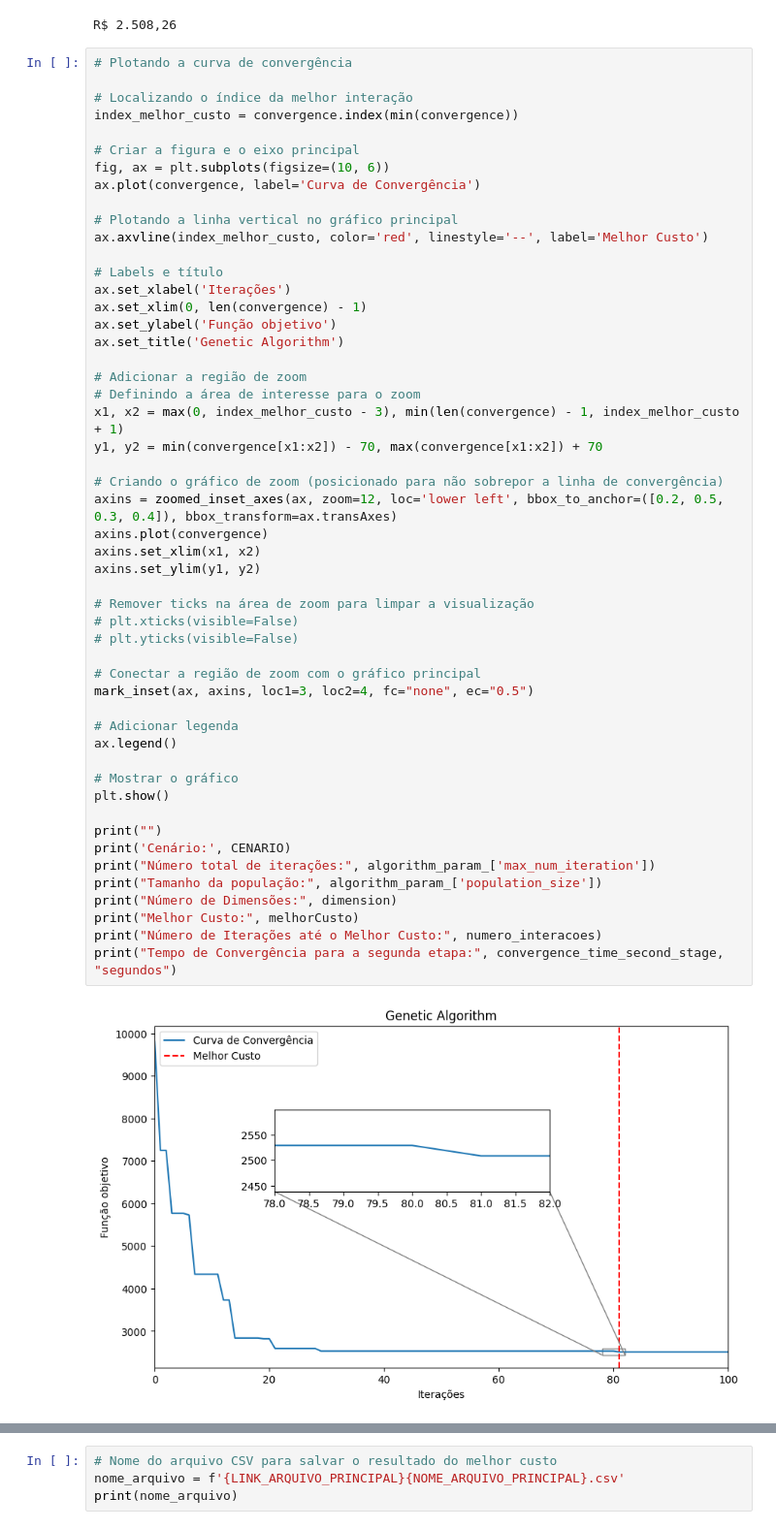
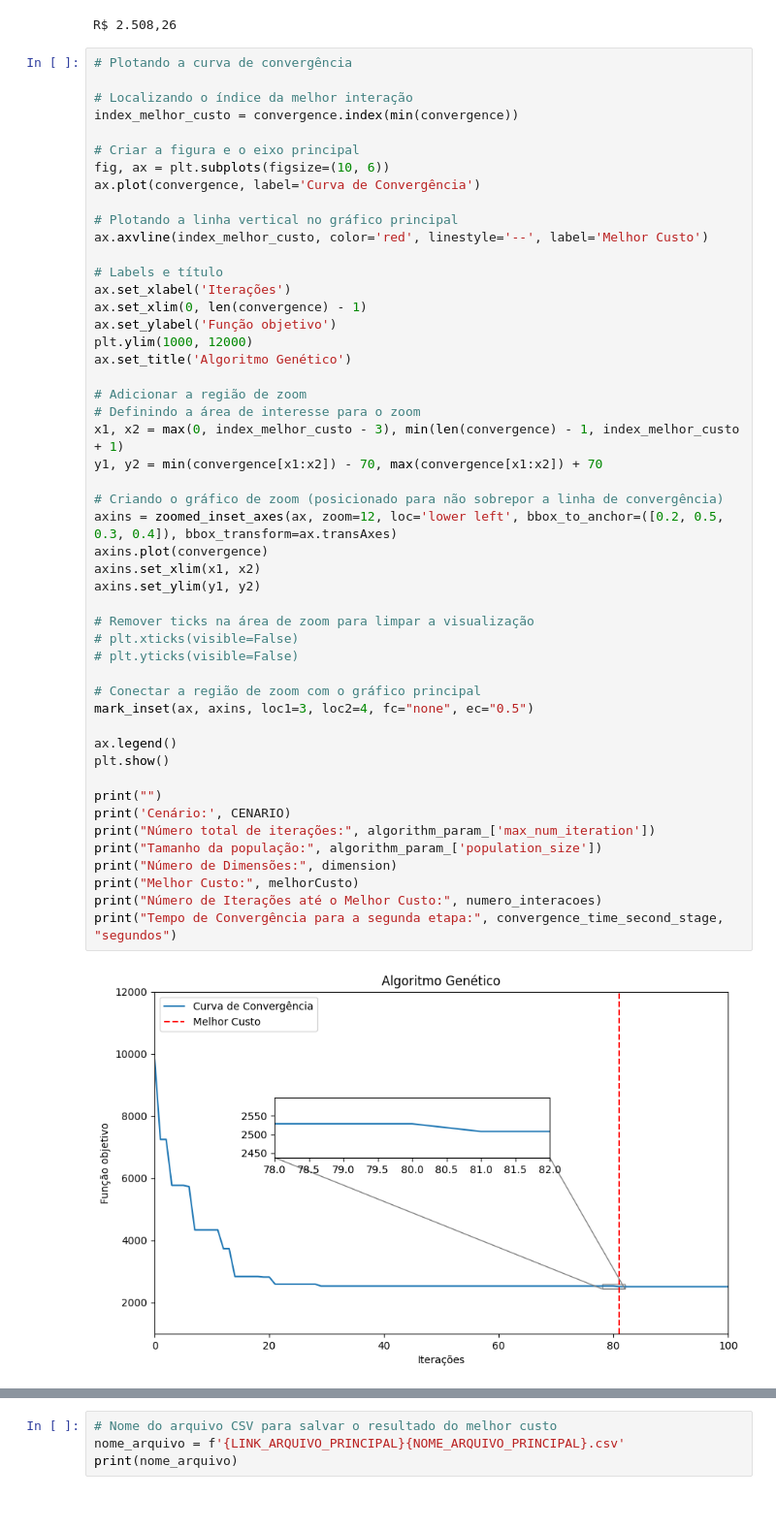
Before and after one commit to uervitonsantos/Otimizacao-Politicaca-Manutencao-Preventiva-Imperfeita, a Jupyter notebook: Otimização_Ag_política_de_manutenção_preventiva_imperfeita_v15.ipynb, the cells around one changed output, grey strips where cells are left out. Shown at 97% size. Saved outputs shown, nothing was run; the diff lists cells and outputs as text.

```diff
--- a/Otimização_Ag_política_de_manutenção_preventiva_imperfeita_v15.ipynb
+++ b/Otimização_Ag_política_de_manutenção_preventiva_imperfeita_v15.ipynb
@@ -687,42 +687,40 @@ ax.axvline(index_melhor_custo, color='red', linestyle='--', label='Melhor Custo'
 ax.set_xlabel('Iterações')
 ax.set_xlim(0, len(convergence) - 1)
 ax.set_ylabel('Função objetivo')
-ax.set_title('Genetic Algorithm')
+plt.ylim(1000, 12000)
+ax.set_title('Algoritmo Genético')
 
 # Adicionar a região de zoom
 # Definindo a área de interesse para o zoom
 x1, x2 = max(0, index_melhor_custo - 3), min(len(convergence) - 1, index_melhor_custo + 1)
 y1, y2 = min(convergence[x1:x2]) - 70, max(convergence[x1:x2]) + 70
 
 # Criando o gráfico de zoom (posicionado para não sobrepor a linha de convergência)
 axins = zoomed_inset_axes(ax, zoom=12, loc='lower left', bbox_to_anchor=([0.2, 0.5, 0.3, 0.4]), bbox_transform=ax.transAxes)
 axins.plot(convergence)
 axins.set_xlim(x1, x2)
 axins.set_ylim(y1, y2)
 
 # Remover ticks na área de zoom para limpar a visualização
 # plt.xticks(visible=False)
 # plt.yticks(visible=False)
 
 # Conectar a região de zoom com o gráfico principal
 mark_inset(ax, axins, loc1=3, loc2=4, fc="none", ec="0.5")
 
-# Adicionar legenda
 ax.legend()
-
-# Mostrar o gráfico
 plt.show()
 
 print("")
 print('Cenário:', CENARIO)
 print("Número total de iterações:", algorithm_param_['max_num_iteration'])
 print("Tamanho da população:", algorithm_param_['population_size'])
 print("Número de Dimensões:", dimension)
 print("Melhor Custo:", melhorCusto)
 print("Número de Iterações até o Melhor Custo:", numero_interacoes)
 print("Tempo de Convergência para a segunda etapa:", convergence_time_second_stage, "segundos")
 # %% [output]
-[figure, old version]
+[figure, new version]
 Cenário: primeiro_cenario
 Número total de iterações: 100
 Tamanho da população: 100
```
